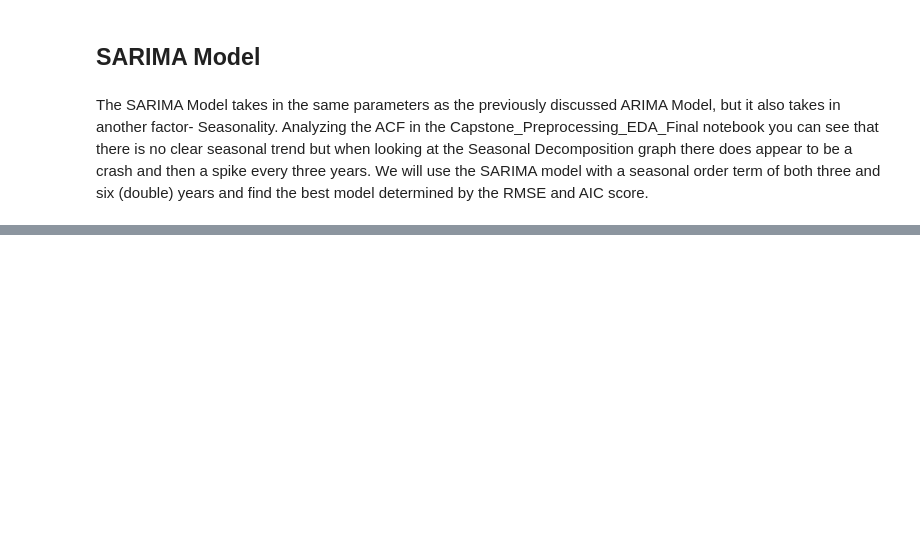
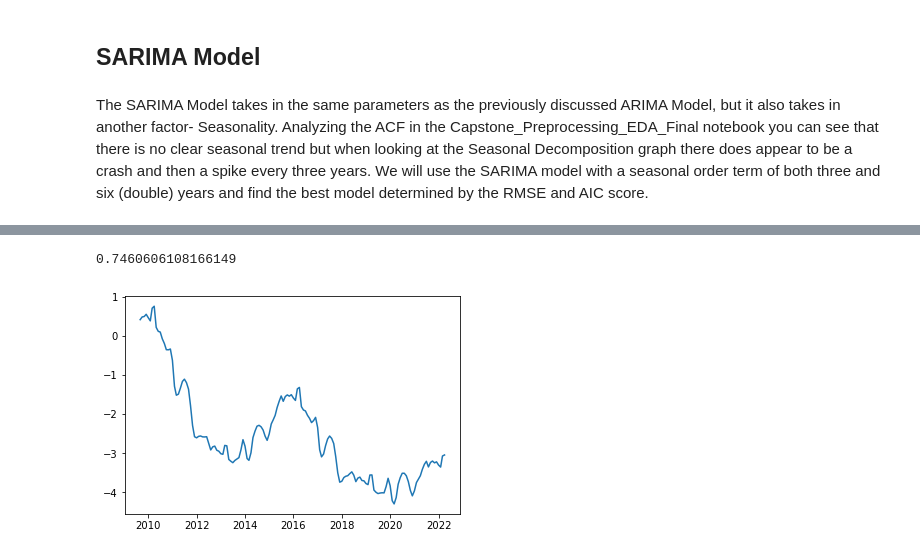
Before and after one commit to mychaldubyk/Federal-Funds-Rate-Analysis, a Jupyter notebook: Final_Notebooks/Capstone_Modeling_Final.ipynb, the cells around one changed output, grey strips where cells are left out. Drawn from its saved outputs; the diff is of its cells as text; code cells hidden in the pictures; blank space fills up the shorter version.

```diff
--- a/Final_Notebooks/Capstone_Modeling_Final.ipynb
+++ b/Final_Notebooks/Capstone_Modeling_Final.ipynb
@@ -805,0 +860,19 @@ The SARIMA Model takes in the same parameters as the previously discussed ARIMA
+# %%
+mod_1=SARIMAX(train,
+                         order=(2,1,2),
+                         seasonal_order=(1,1,2,36),
+                         enforce_stationarity=False,
+                         enforce_invertibility=False)
+results_1 = mod_1.fit()
+# %%
+results_1_preds = results_1.predict(typ='levels')
+np.sqrt(mean_squared_error(train, results_1_preds))
+# %% [output]
+0.7460606108166149
+# %%
+y_hat_SARIMA = results_1.predict(start=test.index[0], end=test.index[-1],typ='levels')
+
+fig, ax = plt.subplots()
+ax.plot(y_hat_SARIMA);
+# %% [output]
+[figure, added]
```
Also changed, not shown: parts of 12 cells of this notebook, 1 other file.
